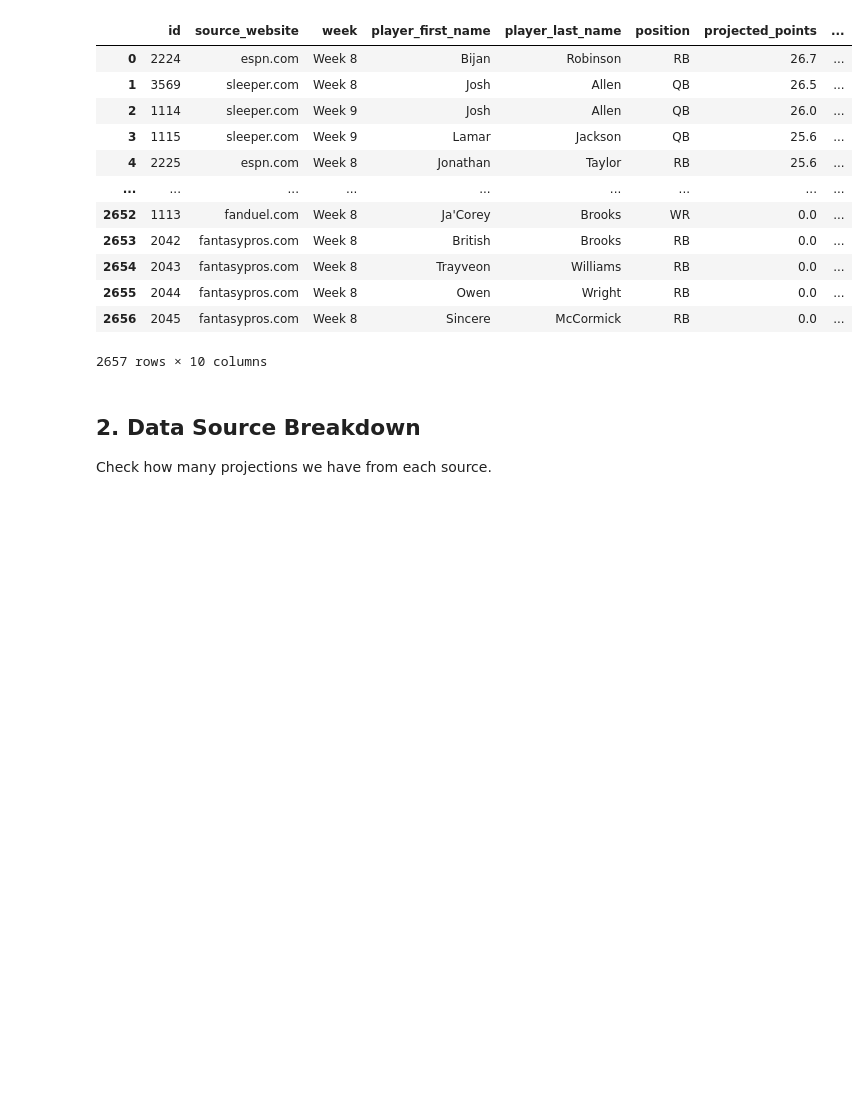
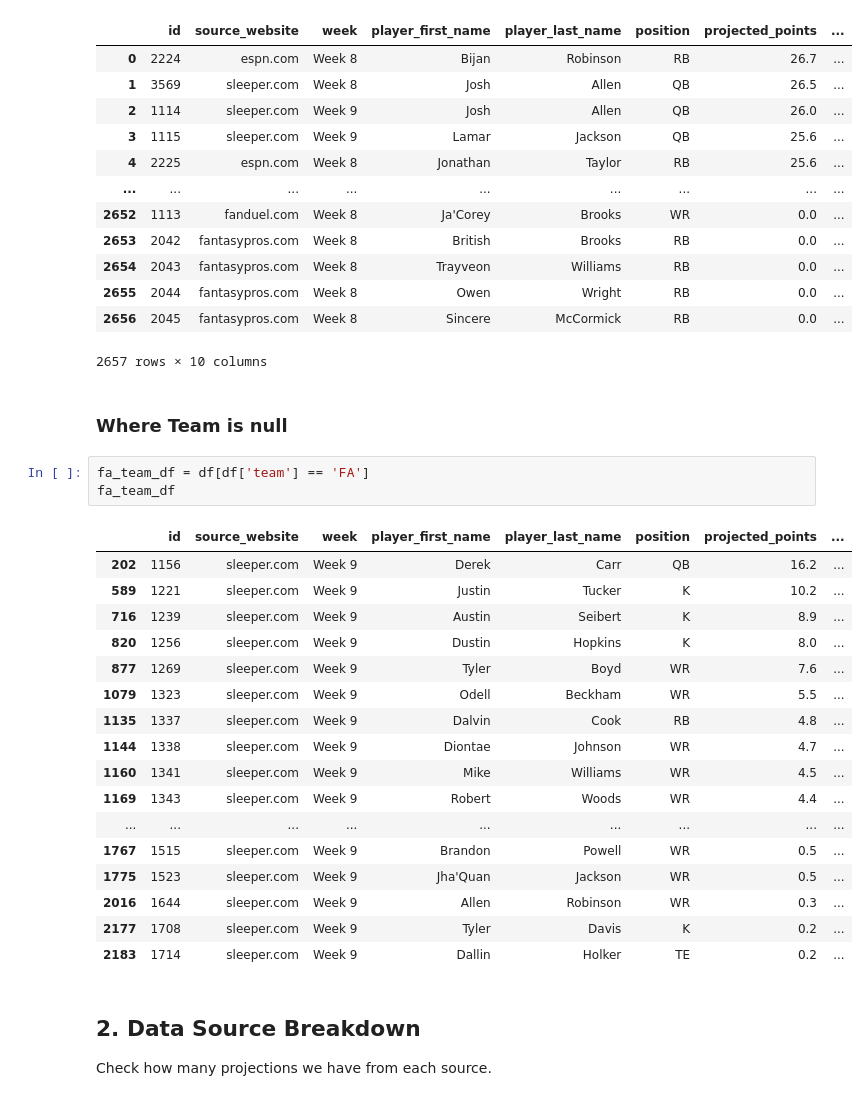
Before and after one commit to sfaizi24/TNC-Model-2025, a Jupyter notebook: data_validation.ipynb, the cells around one changed output. Drawn from its saved outputs; the diff is of its cells as text; blank space fills up the shorter version.

```diff
--- a/data_validation.ipynb
+++ b/data_validation.ipynb
@@ -65,6 +65,29 @@ First few rows:
 | 2655 | 2044 | fantasypros.com | Week 8 | Owen | Wright | RB | 0.0 | ... |
 | 2656 | 2045 | fantasypros.com | Week 8 | Sincere | McCormick | RB | 0.0 | ... |
 2657 rows × 10 columns
+# %% [markdown]
+### Where Team is null
+# %%
+fa_team_df = df[df['team'] == 'FA']
+fa_team_df
+# %% [output]
+|  | id | source_website | week | player_first_name | player_last_name | position | projected_points | ... |
+| 202 | 1156 | sleeper.com | Week 9 | Derek | Carr | QB | 16.2 | ... |
+| 589 | 1221 | sleeper.com | Week 9 | Justin | Tucker | K | 10.2 | ... |
+| 716 | 1239 | sleeper.com | Week 9 | Austin | Seibert | K | 8.9 | ... |
+| 820 | 1256 | sleeper.com | Week 9 | Dustin | Hopkins | K | 8.0 | ... |
+| 877 | 1269 | sleeper.com | Week 9 | Tyler | Boyd | WR | 7.6 | ... |
+| 1079 | 1323 | sleeper.com | Week 9 | Odell | Beckham | WR | 5.5 | ... |
+| 1135 | 1337 | sleeper.com | Week 9 | Dalvin | Cook | RB | 4.8 | ... |
+| 1144 | 1338 | sleeper.com | Week 9 | Diontae | Johnson | WR | 4.7 | ... |
+| 1160 | 1341 | sleeper.com | Week 9 | Mike | Williams | WR | 4.5 | ... |
+| 1169 | 1343 | sleeper.com | Week 9 | Robert | Woods | WR | 4.4 | ... |
+| ... | ... | ... | ... | ... | ... | ... | ... | ... |
+| 1767 | 1515 | sleeper.com | Week 9 | Brandon | Powell | WR | 0.5 | ... |
+| 1775 | 1523 | sleeper.com | Week 9 | Jha'Quan | Jackson | WR | 0.5 | ... |
+| 2016 | 1644 | sleeper.com | Week 9 | Allen | Robinson | WR | 0.3 | ... |
+| 2177 | 1708 | sleeper.com | Week 9 | Tyler | Davis | K | 0.2 | ... |
+| 2183 | 1714 | sleeper.com | Week 9 | Dallin | Holker | TE | 0.2 | ... |
 # %% [markdown]
 ## 2. Data Source Breakdown
 
```
Also changed, not shown: 5 other files.
